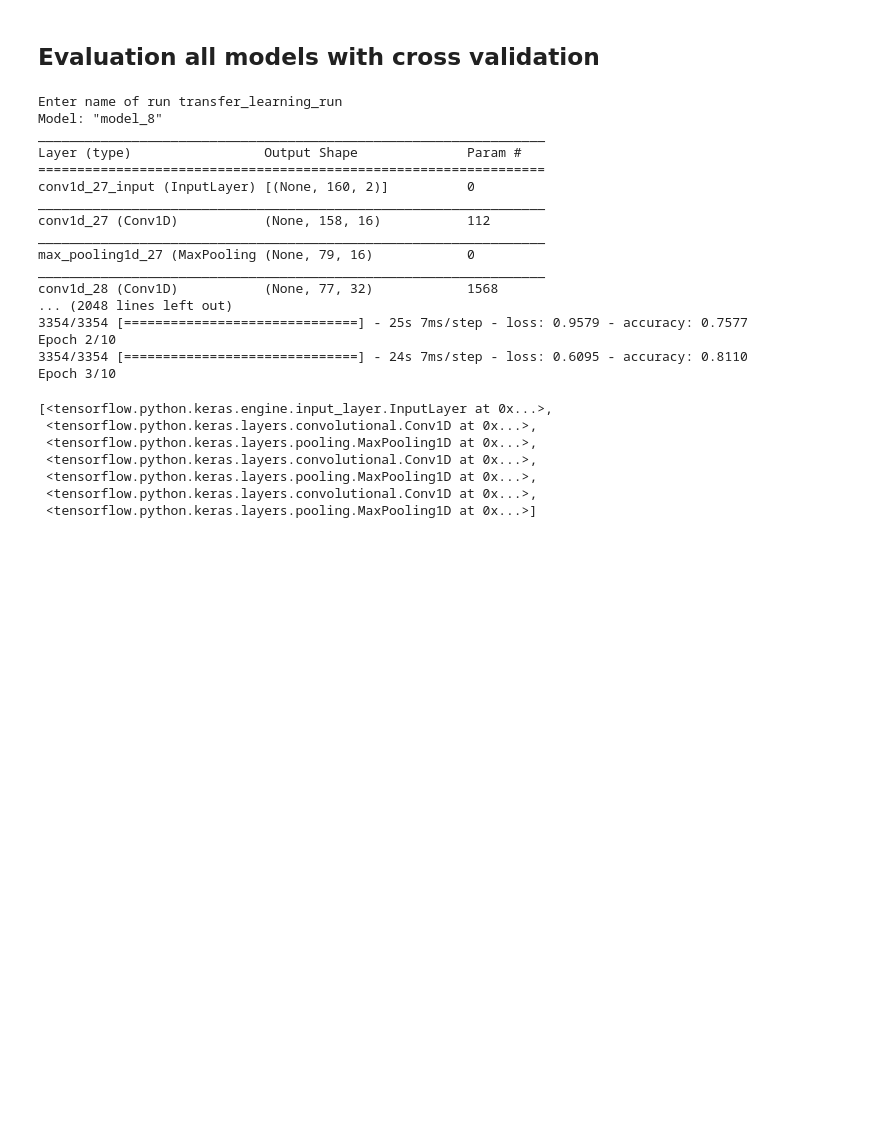
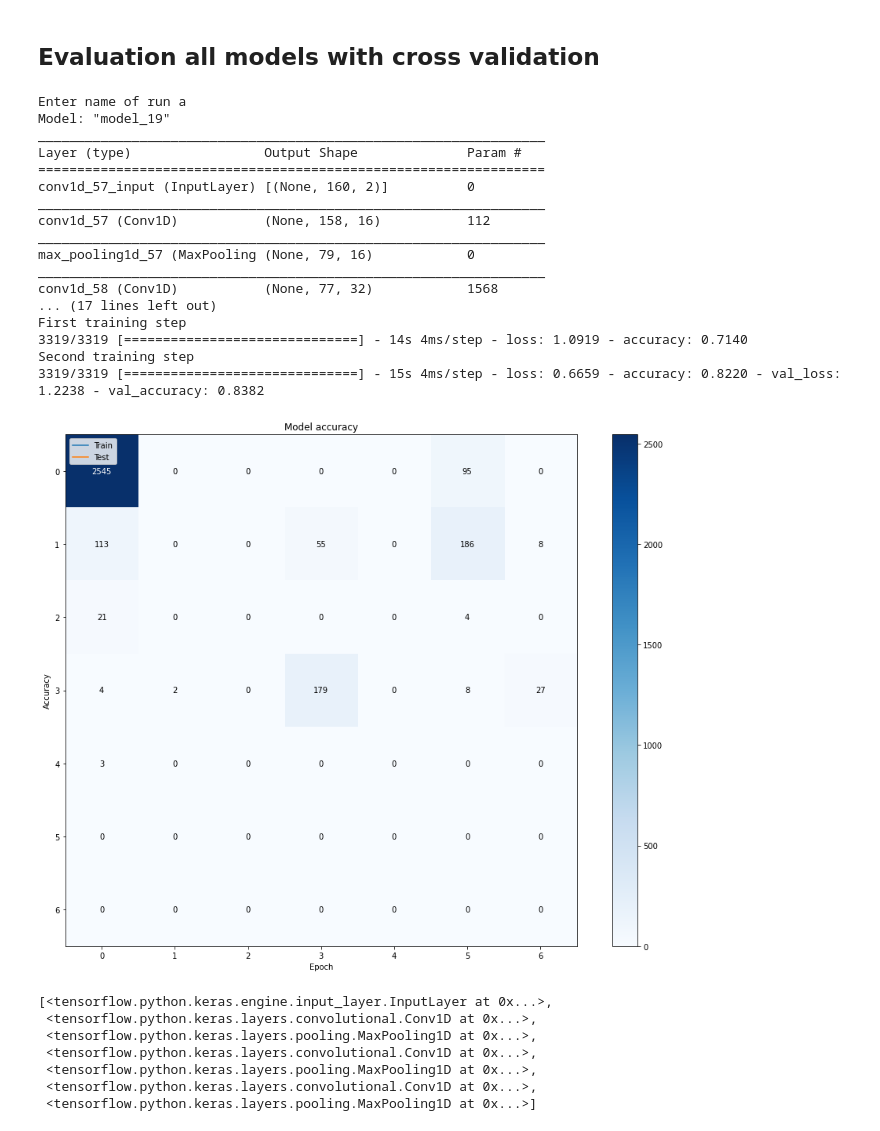
Before and after one commit to GeorgGroenendaal/Heartbeat-CNN, a Jupyter notebook: notebooks/1D CNN on MIT-BIH - Transfer learning.ipynb, the cells around one changed output. Cells and saved outputs as stored; diff of their text form; code cells hidden in the pictures; blank space fills up the shorter version.

Commit message:
added confusion matrix

```diff
--- a/notebooks/1D CNN on MIT-BIH - Transfer learning.ipynb
+++ b/notebooks/1D CNN on MIT-BIH - Transfer learning.ipynb
@@ -52,11 +60,31 @@ def train_test_split():
         yield (train_data, train_labels), (test_data, test_labels)
 # %% [markdown]
 ## Evaluation all models with cross validation
+# %%
+class PerformanceVisualizationCallback(Callback):
+        def __init__(self, model, validation_data, image_dir):
+            super().__init__()
+            self.model = model
+            self.validation_data = validation_data
+
+            os.makedirs(image_dir, exist_ok=True)
+            self.image_dir = image_dir
+
+        def on_epoch_end(self, epoch, logs={}):
+            y_pred = np.asarray(self.model.predict(self.validation_data[0]))
+            y_true = self.validation_data[1]
+            y_pred_class = np.argmax(y_pred, axis=1)
+
+            # plot and save confusion matrix
+            fig, ax = plt.subplots(figsize=(16,12))
+            plot_confusion_matrix(y_true, y_pred_class, ax=ax)
+            fig.savefig(os.path.join(self.image_dir, f'confusion_matrix_epoch_{epoch}'))
 # %%
 patient = 0
 run_name = input("Enter name of run")
+
+
 for (train_data, train_labels), (test_data, test_labels) in train_test_split():
-
 
     base_model = models.Sequential()
     base_model.add(layers.Conv1D(16, 3, input_shape=(160, 2), activation="relu"))
@@ -80,49 +108,72 @@ for (train_data, train_labels), (test_data, test_labels) in train_test_split():
                   loss=tf.keras.losses.SparseCategoricalCrossentropy(from_logits=True),
                   metrics=["accuracy"])
 
     print("First training step")
-    history = model.fit(train_data, train_labels, epochs=10)
+    history = model.fit(train_data, train_labels, epochs=2)
+
+    #performance_cbk = PerformanceVisualizationCallback(model=model, validation_data=(test_data, test_labels),image_dir='performance_vizualizations')
+    #history = model.fit(train_data,train_labels,epochs=1,validation_data=(test_data, test_labels),callbacks=[performance_cbk])
 
     for layer in model.layers[:len(base_model.layers)+1]:
         layer.trainable = False
     base_model_weights = model.layers[0].get_weights()
 
     # we now use test data for training
     split = math.floor(test_data.shape[0] * 1/3)
     transfer_train_data = test_data[:split]
     transfer_train_labels = test_labels[:split]
     transfer_validation_data = test_data[split:]
     transfer_validation_labels = test_labels[split:]
 
     log_dir = "logs/fit/" + run_name + "patient " + str(patient) + " | " + datetime.datetime.now().strftime("%Y%m%d-%H%M%S")
     tensorboard_callback = tf.keras.callbacks.TensorBoard(log_dir=log_dir, histogram_freq=1)
 
     print("Second training step")
-    model.fit(transfer_train_data, transfer_train_labels,
-              validation_data=(transfer_validation_data, transfer_validation_labels),
-              epochs=10,
-              callbacks=[tensorboard_callback])
+    # model.fit(transfer_train_data, transfer_train_labels, validation_data=(transfer_validation_data, transfer_validation_labels), epochs=5,callbacks=[tensorboard_callback])
+
+    # Fitting the model and creating the confusion matrix
+    performance_cbk = PerformanceVisualizationCallback(
+                      model=model,
+                      validation_data=(test_data, test_labels),
+                      image_dir='performance_vizualizations')
+
+    history = model.fit(train_data,
+                    train_labels,
+                    epochs=2,
+                    validation_data=(test_data, test_labels),
+                    callbacks=[performance_cbk])
+
+    # Plotting the confusion matrix
+    plt.plot(history.history['accuracy'])
+    plt.plot(history.history['val_accuracy'])
+    plt.title('Model accuracy')
+    plt.ylabel('Accuracy')
+    plt.xlabel('Epoch')
+    plt.legend(['Train', 'Test'], loc='upper left')
+    plt.show()
 
     # tf.keras.backend.clear_session()
+    break
     patient += 1
 # %% [output]
-Enter name of run transfer_learning_run
-Model: "model_8"
+Enter name of run a
+Model: "model_19"
 _________________________________________________________________
 Layer (type)                 Output Shape              Param #
 =================================================================
-conv1d_27_input (InputLayer) [(None, 160, 2)]          0
+conv1d_57_input (InputLayer) [(None, 160, 2)]          0
 _________________________________________________________________
-conv1d_27 (Conv1D)           (None, 158, 16)           112
+conv1d_57 (Conv1D)           (None, 158, 16)           112
 _________________________________________________________________
-max_pooling1d_27 (MaxPooling (None, 79, 16)            0
+max_pooling1d_57 (MaxPooling (None, 79, 16)            0
 _________________________________________________________________
-conv1d_28 (Conv1D)           (None, 77, 32)            1568
-... (2048 lines left out)
-3354/3354 [==============================] - 25s 7ms/step - loss: 0.9579 - accuracy: 0.7577
-Epoch 2/10
-3354/3354 [==============================] - 24s 7ms/step - loss: 0.6095 - accuracy: 0.8110
-Epoch 3/10
+conv1d_58 (Conv1D)           (None, 77, 32)            1568
+... (17 lines left out)
+First training step
+3319/3319 [==============================] - 14s 4ms/step - loss: 1.0919 - accuracy: 0.7140
+Second training step
+3319/3319 [==============================] - 15s 4ms/step - loss: 0.6659 - accuracy: 0.8220 - val_loss: 1.2238 - val_accuracy: 0.8382
+[figure, added]
 # %%
 np.testing.assert_allclose(model.layers[0].get_weights(), base_model_weights)
 # %%
```
Also changed, not shown: parts of 2 cells of this notebook, 9 other files.
